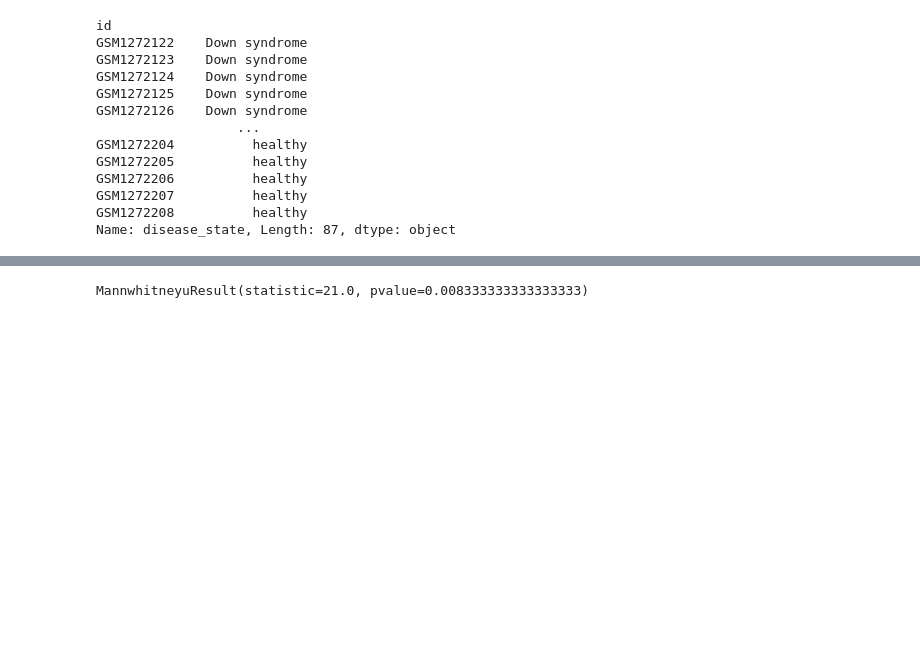
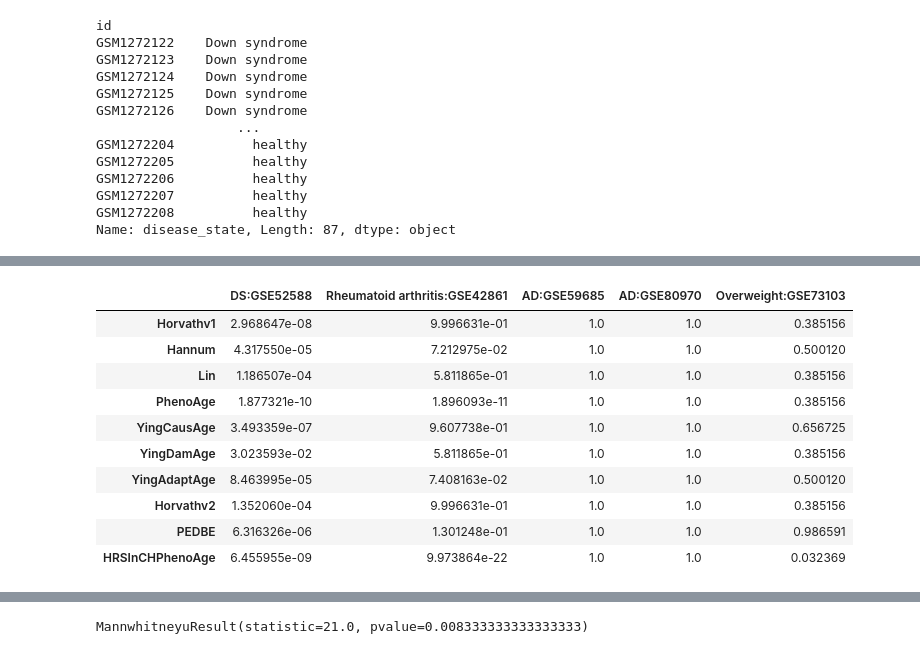
Before and after one commit to ComputationalAgingLab/ComputAge, a Jupyter notebook: benchmarking.ipynb, the cells around one changed output, grey strips where cells are left out. Saved outputs shown, nothing was run; the diff lists cells and outputs as text; code cells hidden in the pictures; blank space fills up the shorter version.

```diff
--- a/benchmarking.ipynb
+++ b/benchmarking.ipynb
@@ -68,0 +149,14 @@ for k in tqdm(keys):
+# %%
+bench_results
+# %% [output]
+|  | DS:GSE52588 | Rheumatoid arthritis:GSE42861 | AD:GSE59685 | AD:GSE80970 | Overweight:GSE73103 |
+| Horvathv1 | 2.968647e-08 | 9.996631e-01 | 1.0 | 1.0 | 0.385156 |
+| Hannum | 4.317550e-05 | 7.212975e-02 | 1.0 | 1.0 | 0.500120 |
+| Lin | 1.186507e-04 | 5.811865e-01 | 1.0 | 1.0 | 0.385156 |
+| PhenoAge | 1.877321e-10 | 1.896093e-11 | 1.0 | 1.0 | 0.385156 |
+| YingCausAge | 3.493359e-07 | 9.607738e-01 | 1.0 | 1.0 | 0.656725 |
+| YingDamAge | 3.023593e-02 | 5.811865e-01 | 1.0 | 1.0 | 0.385156 |
+| YingAdaptAge | 8.463995e-05 | 7.408163e-02 | 1.0 | 1.0 | 0.500120 |
+| Horvathv2 | 1.352060e-04 | 9.996631e-01 | 1.0 | 1.0 | 0.385156 |
+| PEDBE | 6.316326e-06 | 1.301248e-01 | 1.0 | 1.0 | 0.986591 |
+| HRSInCHPhenoAge | 6.455955e-09 | 9.973864e-22 | 1.0 | 1.0 | 0.032369 |
```
Also changed, not shown: parts of 13 cells of this notebook.
